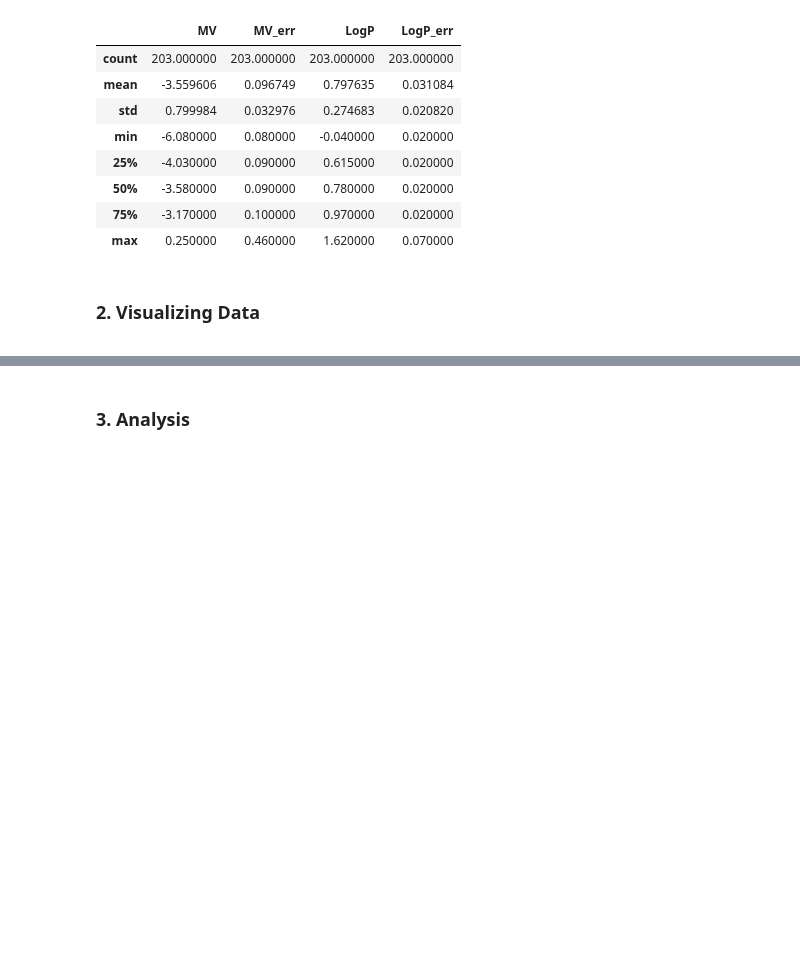
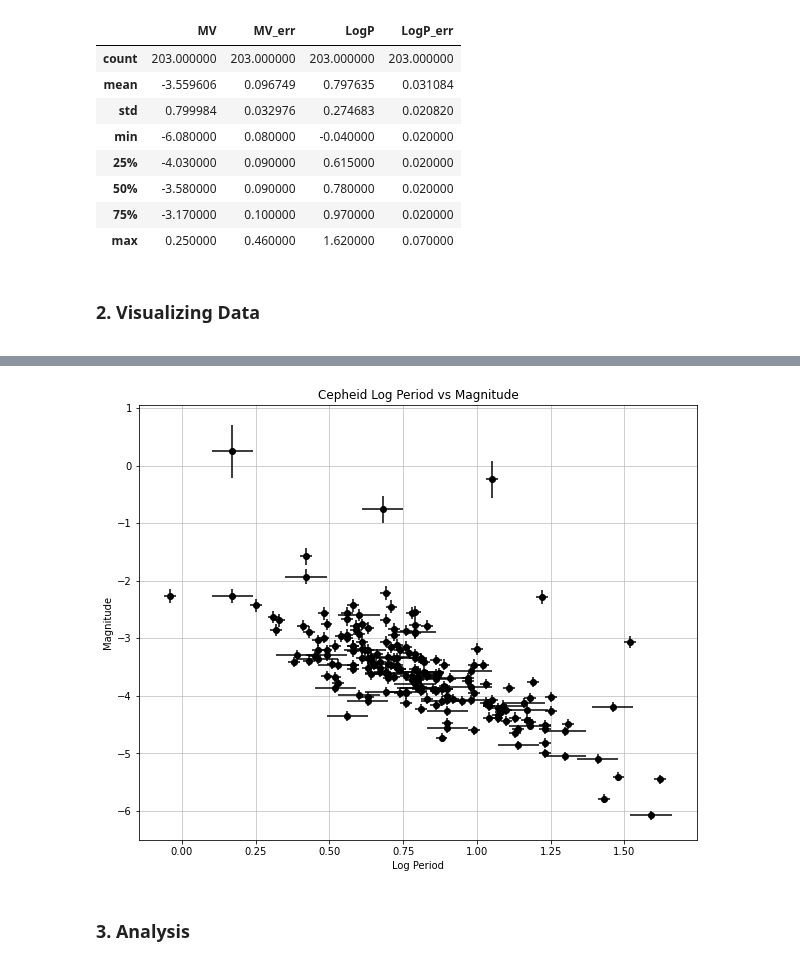
Before and after one commit to tylerbarna/AST5731-lab, a Jupyter notebook: Activity 08/Activity 08 -- Tyler Barna.ipynb, the cells around one changed output, grey strips where cells are left out. Cells and saved outputs as stored; diff of their text form; code cells hidden in the pictures; blank space fills up the shorter version.

```diff
--- a/Activity 08/Activity 08 -- Tyler Barna.ipynb
+++ b/Activity 08/Activity 08 -- Tyler Barna.ipynb
@@ -93,3 +108,14 @@ display(df.describe())
+# %%
+## plot the log period vs magnitude with errors for both
+fig, ax = plt.subplots(figsize=(10,8), facecolor='white')
+ax.errorbar(df['LogP'], df['MV'], xerr=df['LogP_err'], yerr=df['MV_err'], fmt='o', color='black')
+ax.set_xlabel('Log Period')
+ax.set_ylabel('Magnitude')
+ax.grid(alpha=0.75)
+ax.set_title('Cepheid Log Period vs Magnitude')
+plt.show();
+# %% [output]
+[figure, added]
 # %% [markdown]
 ### 3. Analysis
 <a id='analysis'></a>
```
Also changed, not shown: parts of 1 cell of this notebook.
